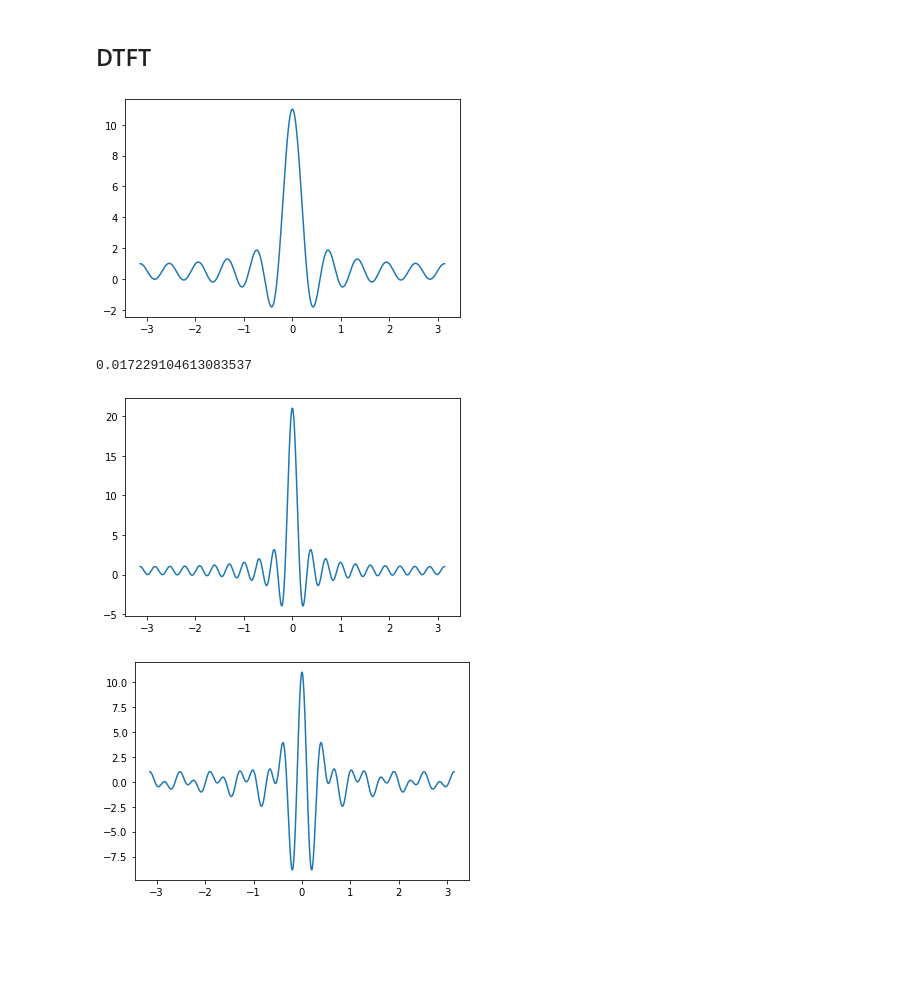
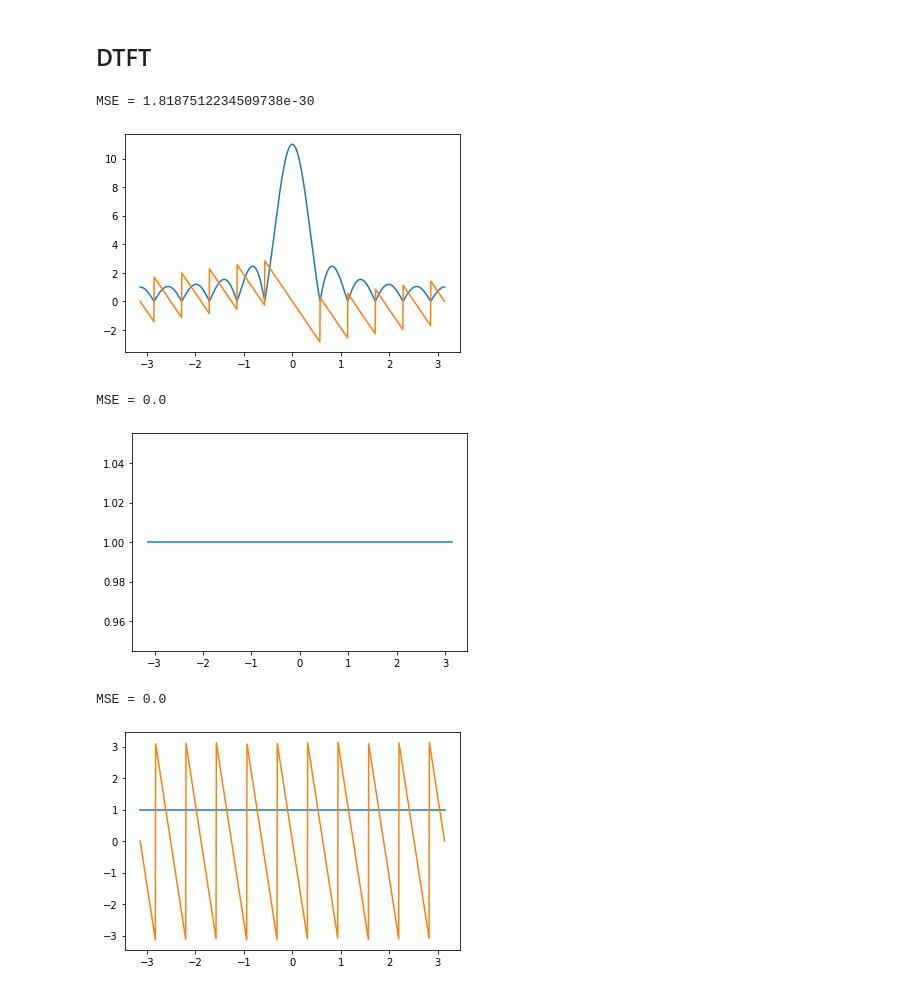
Before and after one commit to vcoutasso/PDS, a Jupyter notebook: aula_06.ipynb, the cells around one changed output. Cells and saved outputs as stored; diff of their text form; code cells hidden in the pictures; blank space fills up the shorter version.

```diff
--- a/aula_06.ipynb
+++ b/aula_06.ipynb
@@ -49,29 +49,40 @@ x = pds.u(n) - pds.u(n-L)
 
 X, w = pds.dtft(x, n)
 
-plt.plot(w, X);
+plt.plot(w, np.abs(X));
+plt.plot(w, np.angle(X));
+
+Xa = np.exp(-1j*w*(L-1)/2) * np.sin(w*L/2)/np.sin(w/2)
+mse = pds.mse(X, Xa)
+print("MSE =", mse)
 # %% [output]
+MSE = 1.8187512234509738e-30
-[figure, old version]
+[figure, new version]
-# %%
-Xa = np.exp(-1j*w*(L-1)/2) * np.sin(w*L/2)/(w/2)
-
-pds.mse(X, Xa)
-# %% [output]
-0.017229104613083537
 # %%
-x = pds.u(n)
+x = pds.delta(n)
 
 X, w = pds.dtft(x, n)
 
 plt.plot(w, X);
+
+Xa = 1
+mse = pds.mse(X, Xa)
+print("MSE =", mse)
 # %% [output]
+MSE = 0.0
-[figure, old version]
+[figure, new version]
 # %%
 n0 = 10
-x = pds.u(n - n0)
+x = pds.delta(n - n0)
 
 X, w = pds.dtft(x, n)
 
-plt.plot(w, X);
+plt.plot(w, np.abs(X));
+plt.plot(w, np.angle(X));
+
+Xa = np.exp(-1j*w*n0)
+mse = pds.mse(X, Xa)
+print("MSE =", mse)
 # %% [output]
+MSE = 0.0
-[figure, old version]
+[figure, new version]
```
Also changed, not shown: 8 other files.
